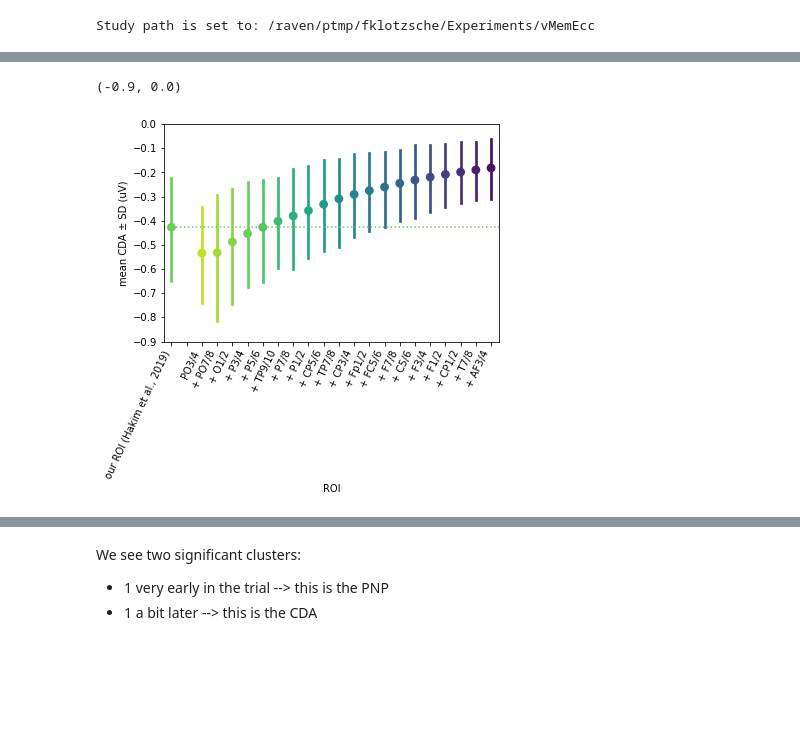
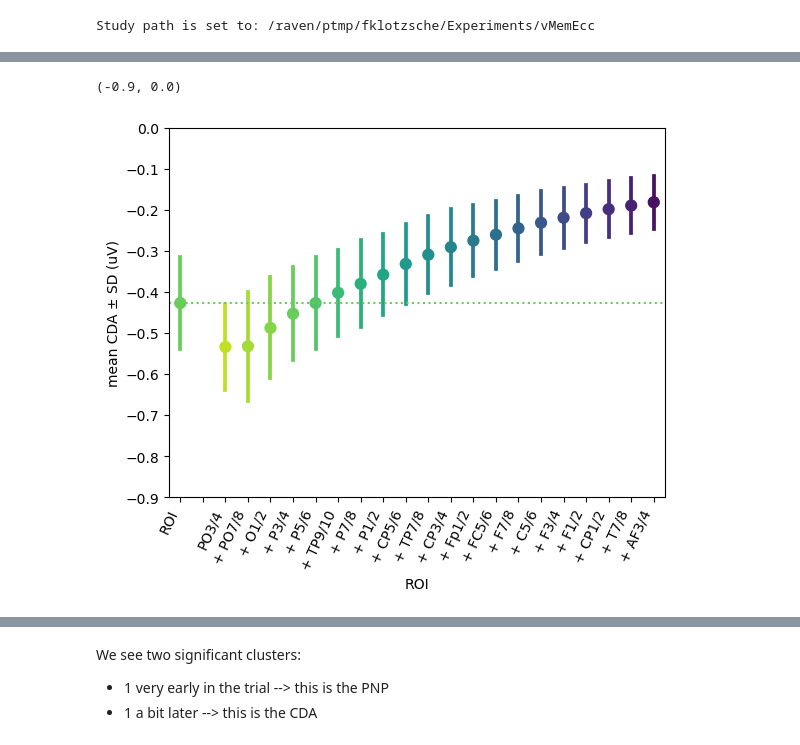
Before and after one commit to eioe/vMemEcc-Analyses, a Jupyter notebook: Analyses_Py/Pipeline_clean/03.0_calculate_ERPs.ipynb, the cells around one changed output, grey strips where cells are left out. Cells and saved outputs as stored; diff of their text form; code cells hidden in the pictures; blank space fills up the shorter version.

```diff
--- a/Analyses_Py/Pipeline_clean/03.0_calculate_ERPs.ipynb
+++ b/Analyses_Py/Pipeline_clean/03.0_calculate_ERPs.ipynb
@@ -466,37 +494,37 @@ idx_roi = [ch_names_lat.index(c) for c in config.chans_CDA_dict['Left']]
 
 cda_df = pd.DataFrame()
 
 cda_roi = np.mean(mean_cdas[:,idx_roi], axis=-1)
-cda_df['our ROI (Hakim et al., 2019)'] = cda_roi
+cda_df['ROI'] = cda_roi
 cda_df[''] = [-999] * 21
 
 n_rois = 20
 for i in range(n_rois):
     idx_sel = idx_sorted[:i+1]
     cda_sel = np.mean(mean_cdas[:,idx_sel], axis=-1)
     name =   (i>0)*'+ ' + ch_names_lat[idx_sorted[i] ] + '/' + str(int(ch_names_lat[idx_sorted[i] ][-1])+1)# '-'.join([ch_names_lat[c] for c in reversed(idx_sel)])
     cda_df[name] = cda_sel
 
 cols = list(sns.color_palette('viridis_r', n_rois+1))
 cols.insert(0, cols[4])
 pal ={n:c for n,c in zip(cda_df.columns, cols)}
 
 # cda_df.boxplot(vert=False)
 val_name = 'mean CDA ± SD (uV)'
 ll = cda_df.melt(var_name='ROI', value_name=val_name)
 xx = list(range(10)) + [13]
 ax = sns.pointplot(data=ll, x='ROI',
                    y=val_name, palette=pal,
-                   errorbar='sd',
-                   xlim=(-0.6,0.2),
+                   errorbar='se',
+                   # xlim=(-0.6,0.2),
                    dodge=3.0)
 
 plt.axhline(np.mean(cda_roi), color=cols[0], linestyle=':')
 plt.xticks(rotation=65, ha='right')
 ax.set_ylim(-0.9, 0.0)
 # %% [output]
 (-0.9, 0.0)
-[figure, old version]
+[figure, new version]
 # %%
 ## Run cb-perm test to find intervall of interest:
 
```
Also changed, not shown: parts of 19 cells of this notebook.
